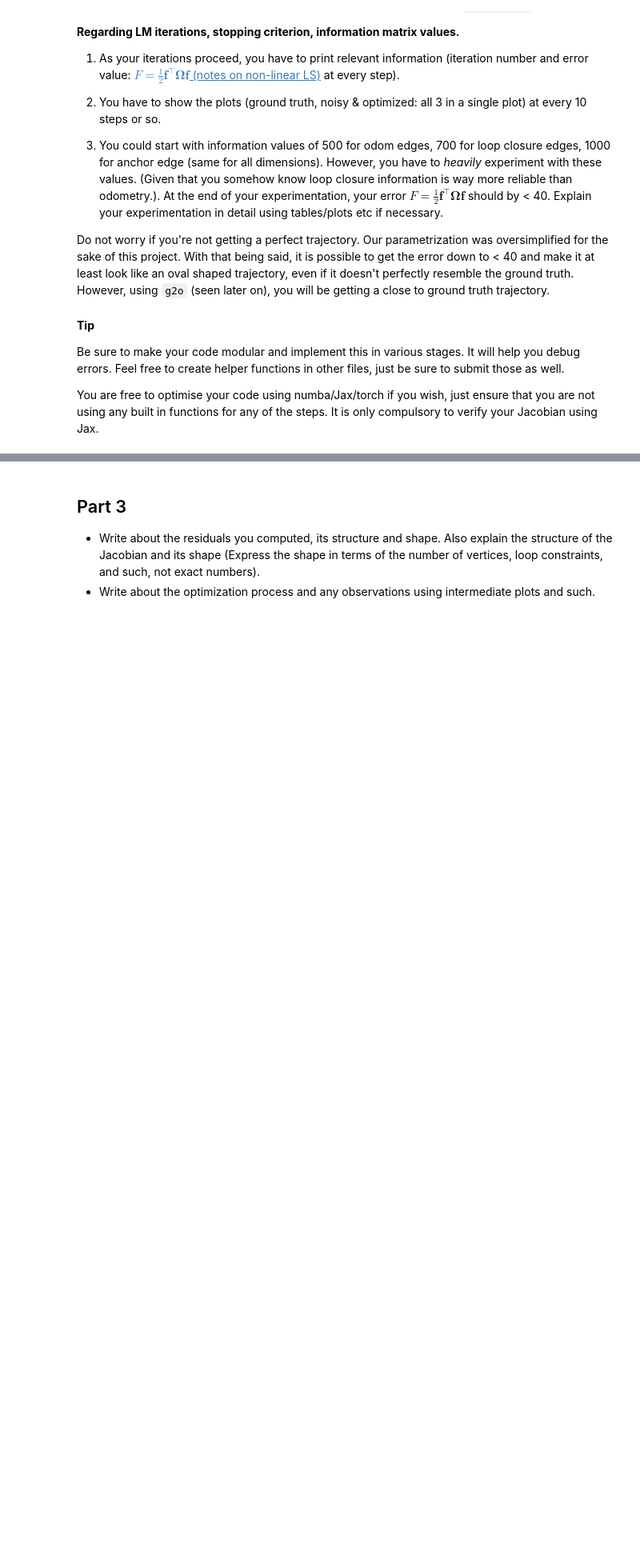
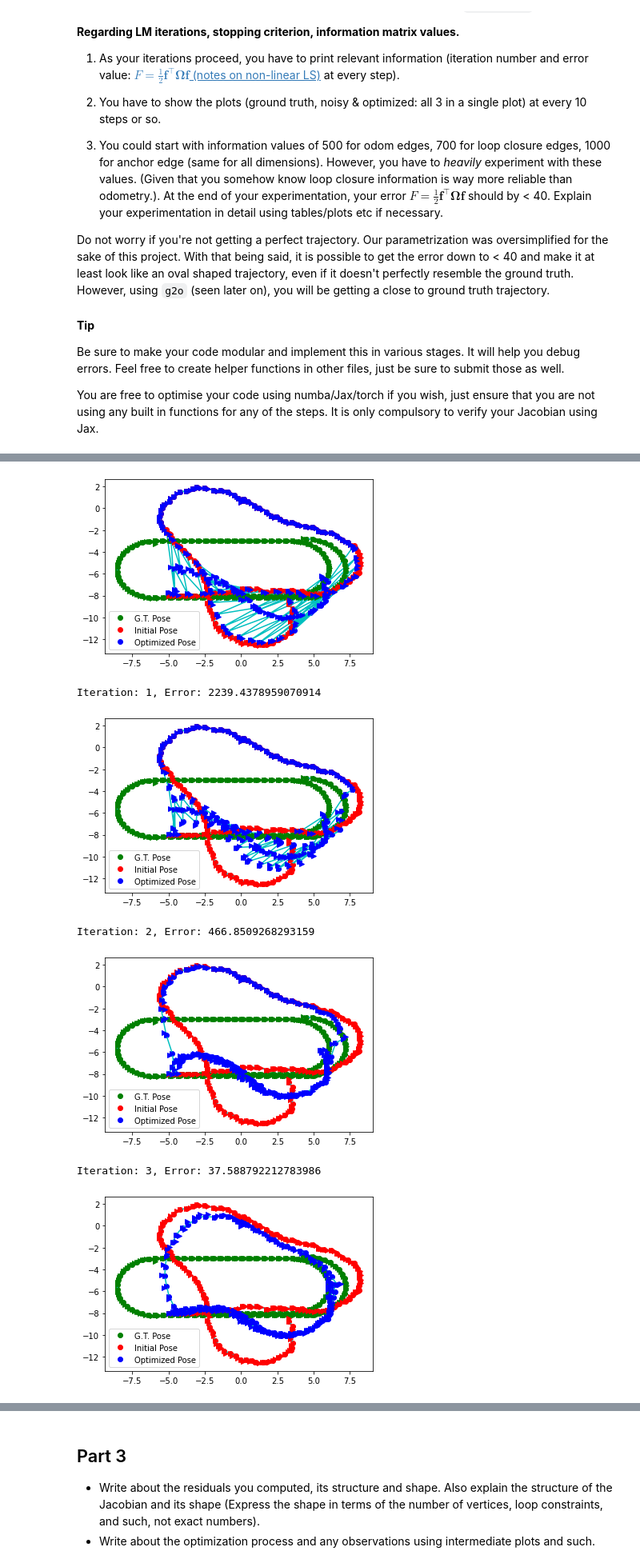
Before and after one commit to kanji95/Mobile-Robotics-CS7.503, a Jupyter notebook: Project1/questions/Question 2 - 2D SLAM.ipynb, the cells around one changed output, grey strips where cells are left out. Shown: that part at 80% size. Saved outputs shown, nothing was run; the diff lists cells and outputs as text; code cells hidden in the pictures; blank space fills up the shorter version.

```diff
--- a/Project1/questions/Question 2 - 2D SLAM.ipynb
+++ b/Project1/questions/Question 2 - 2D SLAM.ipynb
@@ -588,3 +149,0 @@ def pose_graph(filename, itr_num, odo=10, loop=100, world=1000):
-# %%
-filename = '../data/edges.txt'
-generate_traj(filename)
@@ -595,7 +149,0 @@ Trajectory Generated and file(edges-poses.g2o) is saved successfully..
-# %%
-filename = 'edges-poses.g2o'
-#pose_graph(filename, itr_num = 100, lr = 0.001, odo=500, loop=700, world=1000)
-x,y,theta = pose_graph(filename, 1, 10, 100, 1000)
-
-# Save the optimized file
-save_opt_pose(x, y, theta)
@@ -627,7 +178,7 @@ Be sure to make your code modular and implement this in various stages. It will
 
 You are free to optimise your code using numba/Jax/torch if you wish, just ensure that you are not using any built in functions for any of the steps. It is only compulsory to verify your Jacobian using Jax.
 # %%
-def get_pose(vertex, edge):
+def get_X_U(vertex, edge):
 
     delta_x, delta_y, delta_theta = [], [], []
 
@@ -684,15 +235,64 @@ def get_jacobian(X, U, edge, num_poses):
 
     return jacobian
 
-def slam_2d(filename, LAMBDA=10, MAX_ITR=3, INFO_OD=5, INFO_LOOP=700, INFO_WORLD=1000):
+def get_individual_poses(X, num_poses):
+
+    assert len(X.shape) == 1
+
+    x = X[0:num_poses]
+    y = X[num_poses:2*num_poses]
+    theta = X[2*num_poses:]
+
+    return x, y, theta
+
+def plot_trajectories(X, num_poses):
+    vertex_gt, _ = read_G2o_file("../data/gt.txt")
+    x_gt, y_gt, theta_gt = vertex_gt[0], vertex_gt[1], vertex_gt[2]
+
+    vertex_init, _ = read_G2o_file("../data/edges-poses.g2o")
+    x_init, y_init, theta_init = vertex_init[0], vertex_init[1], vertex_init[2]
+
+    x, y, theta = get_individual_poses(X, num_poses)
+
+    ax = plt.subplot(111)
+
+    ax.plot(x_gt, y_gt, 'go',label = 'G.T. Pose')
+    plt.plot(x_gt, y_gt, 'c-')
+
+    ax.plot(x_init, y_init, 'ro', label = 'Initial Pose')
+    plt.plot(x_init, y_init, 'c-')
+
+    ax.plot(x,y,'bo',label = 'Optimized Pose')
+    plt.plot(x, y, 'c-')
+
+    for i in range(len(theta_gt)):
+        x2 = 0.25*math.cos(theta_gt[i]) + x_gt[i]
+        y2 = 0.25*math.sin(theta_gt[i]) + y_gt[i]
+        plt.plot([x_gt[i], x2], [y_gt[i], y2], 'g->')
+
+    for i in range(len(theta_init)):
+        x2 = 0.25*math.cos(theta_init[i]) + x_init[i]
+        y2 = 0.25*math.sin(theta_init[i]) + y_init[i]
+        plt.plot([x_init[i], x2], [y_init[i], y2], 'r->')
+
+    for i in range(len(theta)):
+        x2 = 0.25*math.cos(theta[i]) + x[i]
+        y2 = 0.25*math.sin(theta[i]) + y[i]
+        plt.plot([x[i], x2], [y[i], y2], 'b->')
+
+    plt.legend()
+    plt.show()
+
+def slam_2d(filename, LAMBDA=40, MAX_ITR=3, INFO_OD=2, INFO_LOOP=700, INFO_WORLD=1000):
     vertex, edge = read_G2o_file(filename)
+
     _, postfix_edge = read_G2o_file(filename, after_fix=True)
 
     num_poses = vertex.shape[-1]
 
     edge = np.concatenate((edge, postfix_edge), axis=1)
 
-    X, U = get_pose(vertex, edge)
+    X, U = get_X_U(vertex, edge)
 
     sigma = get_information_matrix(edge, INFO_OD, INFO_LOOP, INFO_WORLD)
 
@@ -717,8 +317,12 @@ def slam_2d(filename, LAMBDA=10, MAX_ITR=3, INFO_OD=5, INFO_LOOP=700, INFO_WORLD
         prev_error = error
 
         print(f"Iteration: {ITR}, Error: {error}")
+        plot_trajectories(X, num_poses)
 
+        if error < 5:
+            break
+    x, y, theta = get_individual_poses(X, num_poses)
+    return x, y, theta
 
-
-j2 = slam_2d("./edges-poses.g2o", MAX_ITR=10)
+X_final, Y_final, THETA_final = slam_2d("../data/edges-poses.g2o", MAX_ITR=7)
 # %% [output]
@@ -734,0 +330,7 @@ Iteration: 9, Error: 12.257250094605993
+[figure, added]
+Iteration: 1, Error: 2239.4378959070914
+[figure, added]
+Iteration: 2, Error: 466.8509268293159
+[figure, added]
+Iteration: 3, Error: 37.588792212783986
+[figure, added]
```
Also changed, not shown: parts of 14 cells of this notebook.
